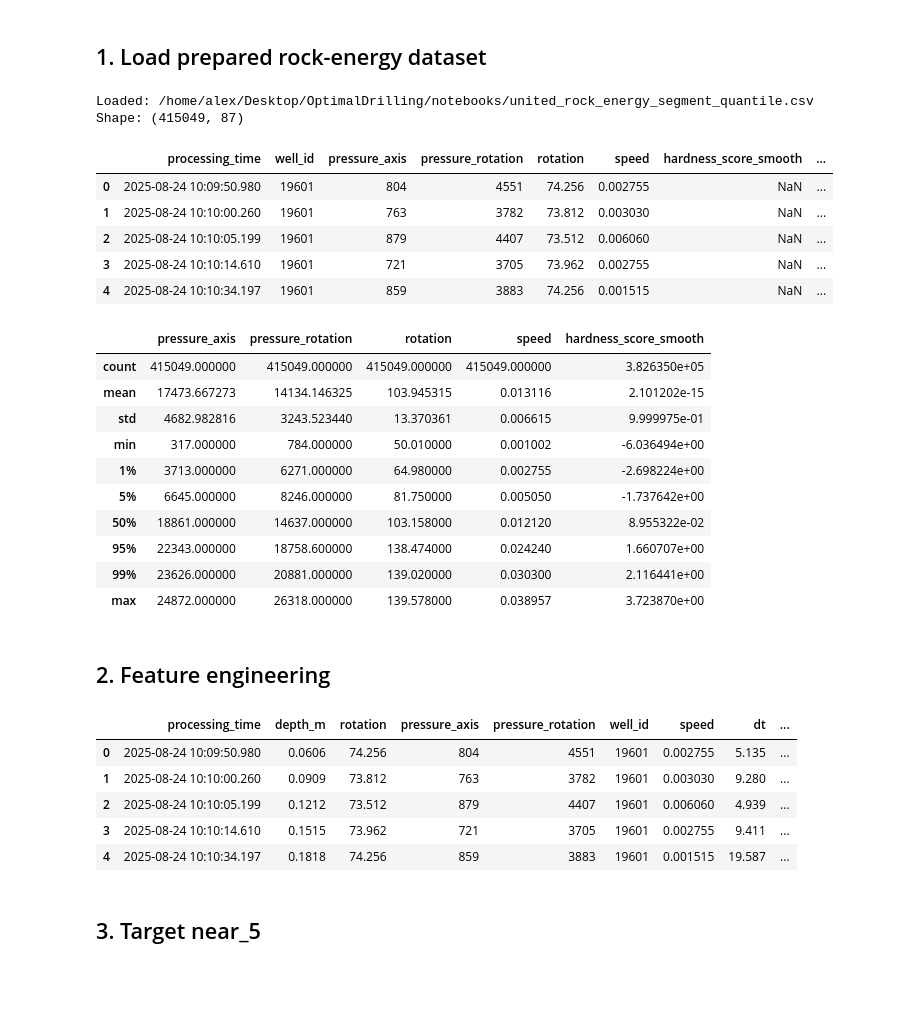
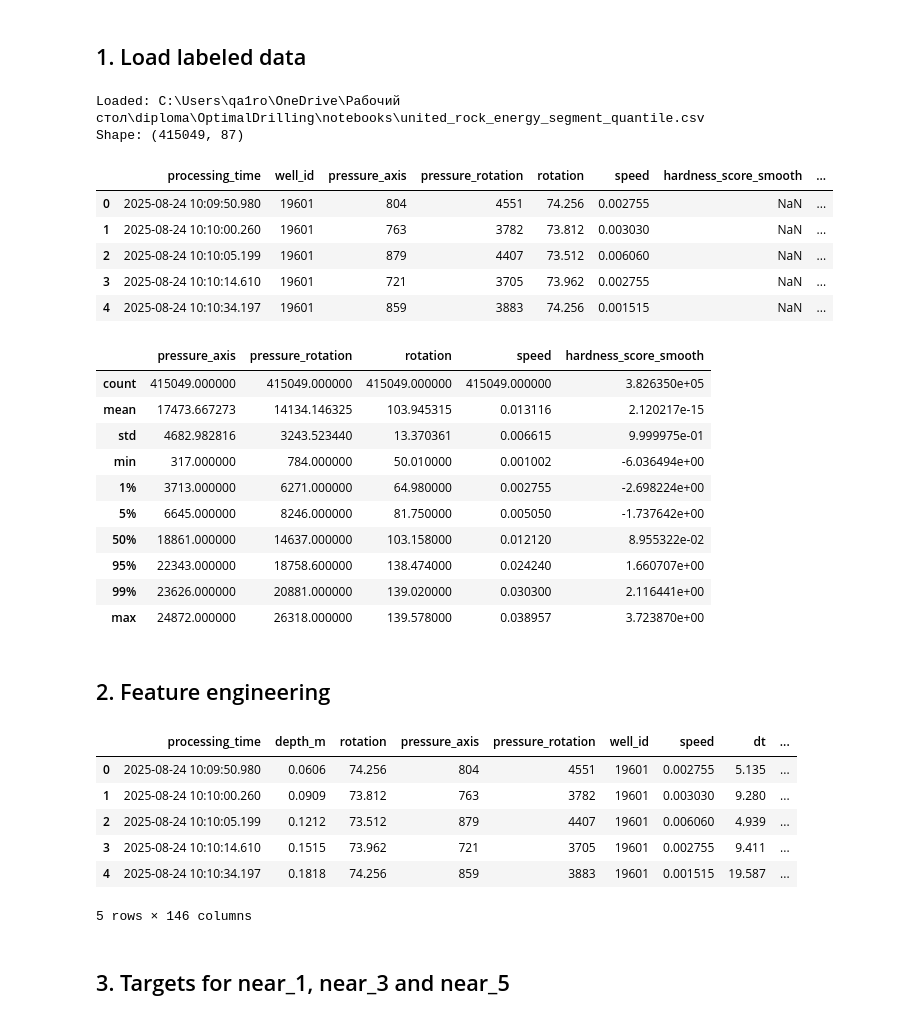
Before and after one commit to qa1roO/OptimalDrilling, a Jupyter notebook: notebooks/train_drilling_advisory_lp.ipynb, the cells around one changed output. Cells and saved outputs as stored; diff of their text form; code cells hidden in the pictures; blank space fills up the shorter version.

```diff
--- a/notebooks/train_drilling_advisory_lp.ipynb
+++ b/notebooks/train_drilling_advisory_lp.ipynb
@@ -71,39 +117,41 @@ pd.set_option("display.width", 200)
 # %% [markdown]
-## 1. Load prepared rock-energy dataset
+## 1. Load labeled data
 # %%
 df = pd.read_csv(DATA_PATH).drop(columns=["Unnamed: 0"], errors="ignore")
-df["processing_time"] = pd.to_datetime(df["processing_time"], errors="raise")
+df["processing_time"] = pd.to_datetime(df["processing_time"], errors="raise", format="mixed")
 df = df.sort_values(["well_id", "processing_time"]).reset_index(drop=True)
 df["rock_energy_type_final"] = df["rock_energy_type_final"].fillna("unknown").astype(str)
 
 required_cols = [
     "processing_time",
     "well_id",
     "pressure_axis",
     "pressure_rotation",
     "rotation",
     "speed",
     "hardness_score_smooth",
     "rock_energy_type_final",
 ]
 
 print("Loaded:", DATA_PATH)
 print("Shape:", df.shape)
-
 display(df[required_cols].head())
-display(df[["pressure_axis", "pressure_rotation", "rotation", "speed", "hardness_score_smooth"]].describe(percentiles=[.01, .05, .5, .95, .99]))
+display(
+    df[["pressure_axis", "pressure_rotation", "rotation", "speed", "hardness_score_smooth"]]
+    .describe(percentiles=[.01, .05, .5, .95, .99])
+)
 # %% [output]
-Loaded: /home/alex/Desktop/OptimalDrilling/notebooks/united_rock_energy_segment_quantile.csv
+Loaded: C:\Users\qa1ro\OneDrive\Рабочий стол\diploma\OptimalDrilling\notebooks\united_rock_energy_segment_quantile.csv
 Shape: (415049, 87)
 |  | processing_time | well_id | pressure_axis | pressure_rotation | rotation | speed | hardness_score_smooth | ... |
 | 0 | 2025-08-24 10:09:50.980 | 19601 | 804 | 4551 | 74.256 | 0.002755 | NaN | ... |
 | 1 | 2025-08-24 10:10:00.260 | 19601 | 763 | 3782 | 73.812 | 0.003030 | NaN | ... |
 | 2 | 2025-08-24 10:10:05.199 | 19601 | 879 | 4407 | 73.512 | 0.006060 | NaN | ... |
 | 3 | 2025-08-24 10:10:14.610 | 19601 | 721 | 3705 | 73.962 | 0.002755 | NaN | ... |
 | 4 | 2025-08-24 10:10:34.197 | 19601 | 859 | 3883 | 74.256 | 0.001515 | NaN | ... |
 |  | pressure_axis | pressure_rotation | rotation | speed | hardness_score_smooth |
 | count | 415049.000000 | 415049.000000 | 415049.000000 | 415049.000000 | 3.826350e+05 |
-| mean | 17473.667273 | 14134.146325 | 103.945315 | 0.013116 | 2.101202e-15 |
+| mean | 17473.667273 | 14134.146325 | 103.945315 | 0.013116 | 2.120217e-15 |
 | std | 4682.982816 | 3243.523440 | 13.370361 | 0.006615 | 9.999975e-01 |
 | min | 317.000000 | 784.000000 | 50.010000 | 0.001002 | -6.036494e+00 |
 | 1% | 3713.000000 | 6271.000000 | 64.980000 | 0.002755 | -2.698224e+00 |
@@ -115,7 +163,7 @@ Shape: (415049, 87)
 # %% [markdown]
 ## 2. Feature engineering
 # %%
-def add_features(data):
+def add_features(data: pd.DataFrame) -> pd.DataFrame:
     out = data.copy()
 
     out["total_pressure"] = out["pressure_axis"] + out["pressure_rotation"]
@@ -126,9 +174,10 @@ def add_features(data):
     out["axis_x_rotation"] = out["pressure_axis"] * out["rotation"]
     out["rot_pressure_x_rotation"] = out["pressure_rotation"] * out["rotation"]
     out["energy_input_proxy"] = out["pressure_axis"] + out["pressure_rotation"] * out["rotation"]
-    out["log_energy_input_proxy"] = np.log1p(out["energy_input_proxy"])
+    out["log_energy_input_proxy"] = np.log1p(out["energy_input_proxy"].clip(lower=0))
 
     out["dt"] = out.groupby("well_id")["processing_time"].diff().dt.total_seconds()
+    out["dt"] = out["dt"].replace([np.inf, -np.inf], np.nan)
     out["dt"] = out["dt"].fillna(out["dt"].median())
 
     history_cols = [
@@ -142,23 +191,25 @@ def add_features(data):
     ]
 
     for col in history_cols:
+        grp = out.groupby("well_id")[col]
+
         for lag in [1, 3, 6, 12]:
-            out[f"{col}_lag{lag}"] = out.groupby("well_id")[col].shift(lag)
+            out[f"{col}_lag{lag}"] = grp.shift(lag)
 
-        shifted = out.groupby("well_id")[col].shift(1)
+        shifted = grp.shift(1)
         for w in [6, 12, 30]:
             min_p = max(2, w // 3)
             out[f"{col}_roll_mean_{w}"] = (
                 shifted.groupby(out["well_id"])
-                       .rolling(w, min_periods=min_p)
-                       .mean()
-                       .reset_index(level=0, drop=True)
+                .rolling(w, min_periods=min_p)
+                .mean()
+                .reset_index(level=0, drop=True)
             )
             out[f"{col}_roll_std_{w}"] = (
                 shifted.groupby(out["well_id"])
-                       .rolling(w, min_periods=min_p)
-                       .std()
-                       .reset_index(level=0, drop=True)
+                .rolling(w, min_periods=min_p)
+                .std()
+                .reset_index(level=0, drop=True)
             )
 
     for col in ["pressure_axis", "pressure_rotation", "rotation", "speed", "hardness_score_smooth"]:
@@ -177,6 +228,7 @@ display(df.head())
 | 2 | 2025-08-24 10:10:05.199 | 0.1212 | 73.512 | 879 | 4407 | 19601 | 0.006060 | 4.939 | ... |
 | 3 | 2025-08-24 10:10:14.610 | 0.1515 | 73.962 | 721 | 3705 | 19601 | 0.002755 | 9.411 | ... |
 | 4 | 2025-08-24 10:10:34.197 | 0.1818 | 74.256 | 859 | 3883 | 19601 | 0.001515 | 19.587 | ... |
+5 rows × 146 columns
 # %% [markdown]
-## 3. Target near_5
+## 3. Targets for near_1, near_3 and near_5
 # %%
```
Also changed, not shown: parts of 32 cells of this notebook, 59 other files.
